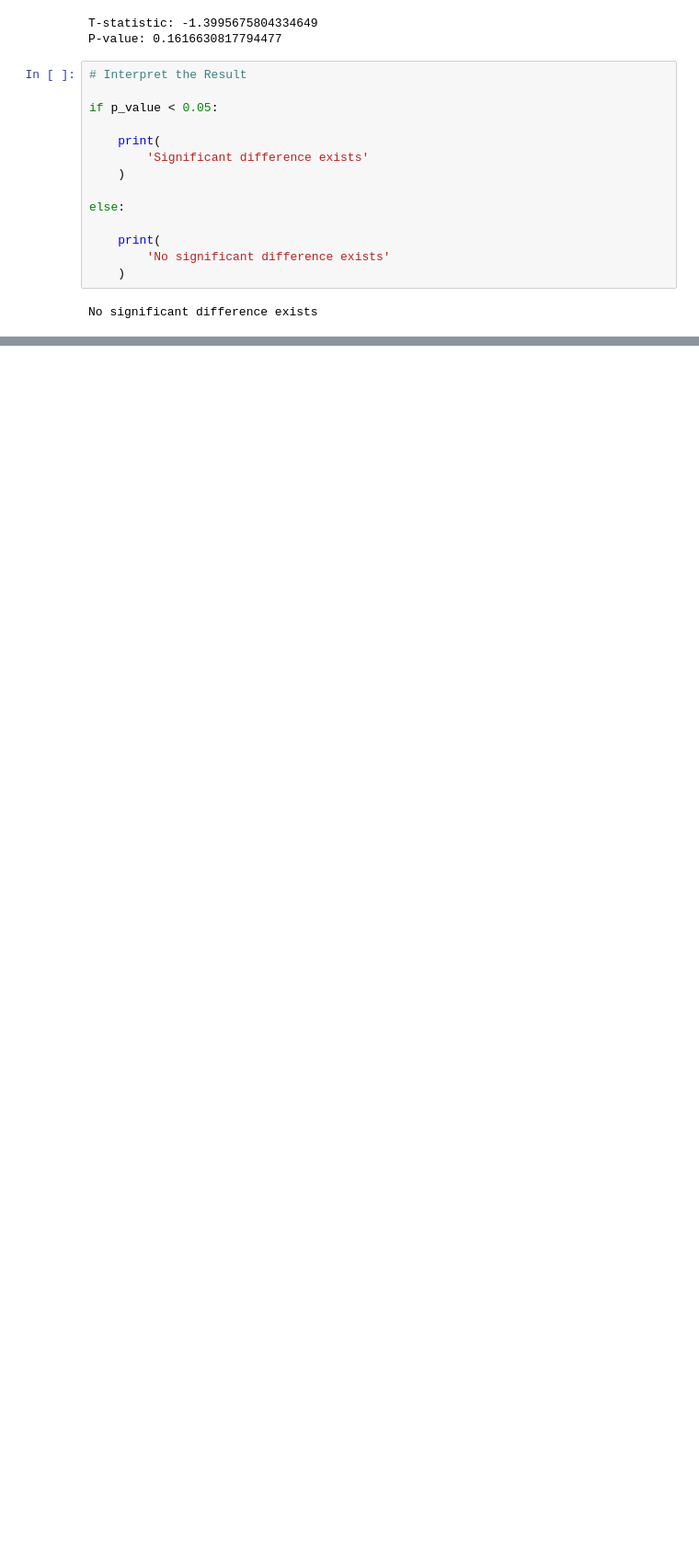
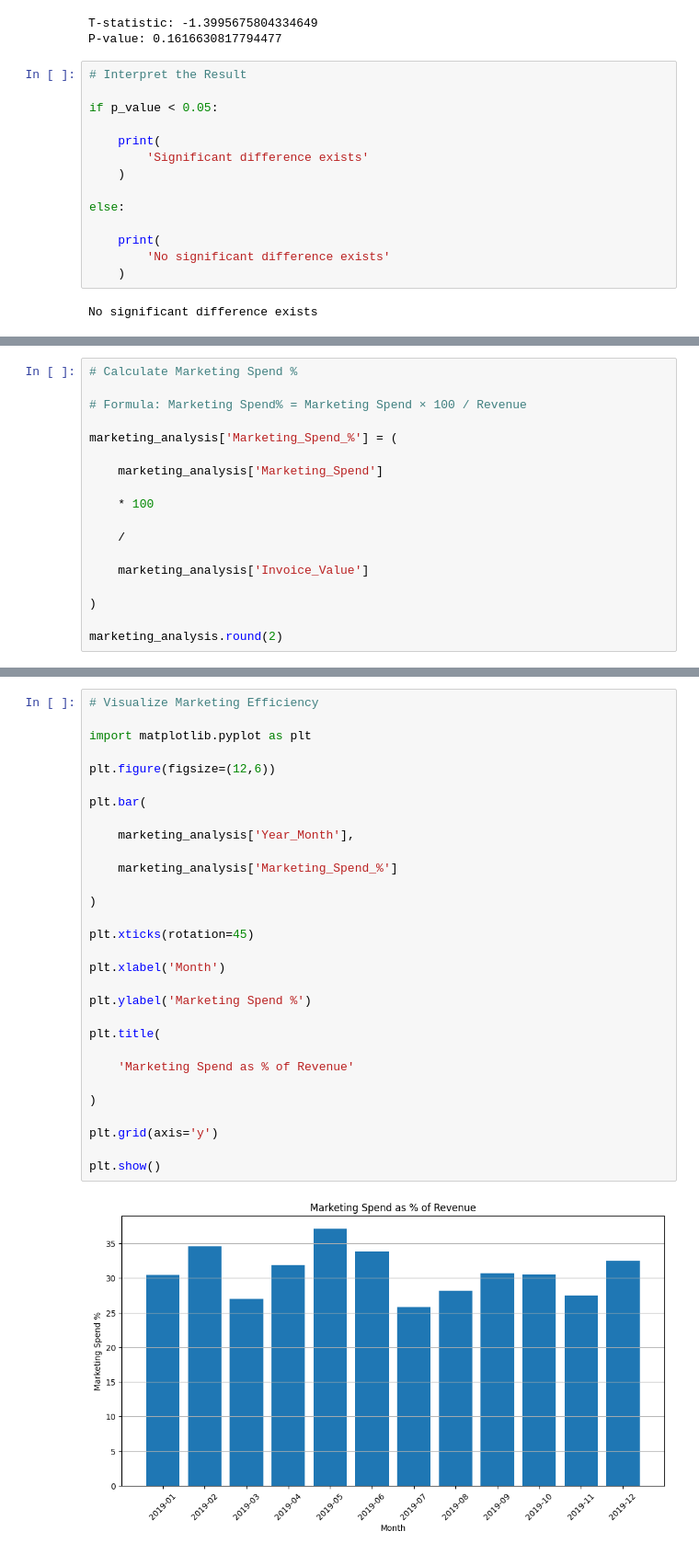
Before and after one commit to anp2/Declarative-Pipeline, a Jupyter notebook: EcommProj.ipynb, the cells around one changed output, grey strips where cells are left out. Shown at 92% size. Cells and saved outputs as stored; diff of their text form; blank space fills up the shorter version.

```diff
--- a/EcommProj.ipynb
+++ b/EcommProj.ipynb
@@ -1805,0 +2252,18 @@ No significant difference exists
+# %%
+# Calculate Marketing Spend %
+
+# Formula: Marketing Spend% = Marketing Spend × 100 / Revenue
+
+marketing_analysis['Marketing_Spend_%'] = (
+
+    marketing_analysis['Marketing_Spend']
+
+    * 100
+
+    /
+
+    marketing_analysis['Invoice_Value']
+
+)
+
+marketing_analysis.round(2)
@@ -1805,0 +2325,32 @@ No significant difference exists
+# %%
+# Visualize Marketing Efficiency
+
+import matplotlib.pyplot as plt
+
+plt.figure(figsize=(12,6))
+
+plt.bar(
+
+    marketing_analysis['Year_Month'],
+
+    marketing_analysis['Marketing_Spend_%']
+
+)
+
+plt.xticks(rotation=45)
+
+plt.xlabel('Month')
+
+plt.ylabel('Marketing Spend %')
+
+plt.title(
+
+    'Marketing Spend as % of Revenue'
+
+)
+
+plt.grid(axis='y')
+
+plt.show()
+# %% [output]
+[figure, added]
```
Also changed, not shown: parts of 25 cells of this notebook.
